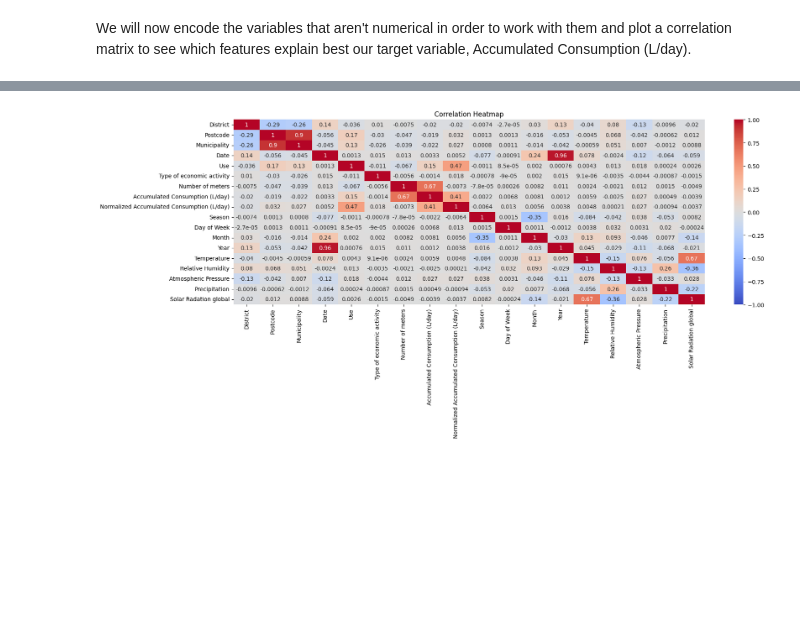
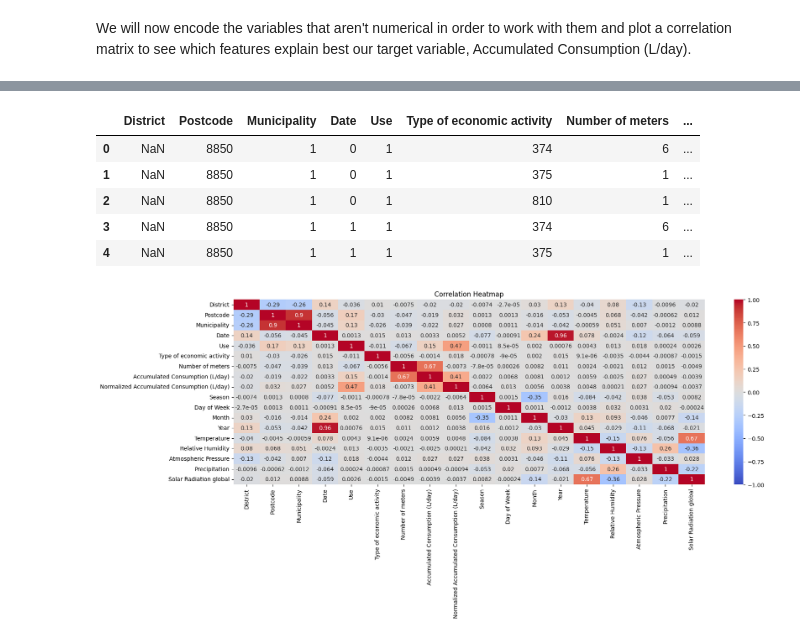
Before and after one commit to edithruizz/TFG, a Jupyter notebook: Python_Notebooks/dataset1_activitat_eco_v2.ipynb, the cells around one changed output, grey strips where cells are left out. Saved outputs shown, nothing was run; the diff lists cells and outputs as text; code cells hidden in the pictures; blank space fills up the shorter version.

```diff
--- a/Python_Notebooks/dataset1_activitat_eco_v2.ipynb
+++ b/Python_Notebooks/dataset1_activitat_eco_v2.ipynb
@@ -684,21 +690,31 @@ for column in dataset_1_act_eco_filtered.columns:
 # %%
 # Label Encoder
 le_municipality = LabelEncoder()
 dataset_1_act_eco_filtered['Municipality'] = le_municipality.fit_transform(dataset_1_act_eco_filtered['Municipality'])
 
 le_date = LabelEncoder()
 dataset_1_act_eco_filtered['Date'] = le_date.fit_transform(dataset_1_act_eco_filtered['Date'])
 
 le_use = LabelEncoder()
 dataset_1_act_eco_filtered['Use'] = le_use.fit_transform(dataset_1_act_eco_filtered['Use'])
 
+le_typeofeco = LabelEncoder()
+dataset_1_act_eco_filtered['Type of economic activity'] = le_typeofeco.fit_transform(dataset_1_act_eco_filtered['Type of economic activity'])
+
 le_season = LabelEncoder()
 dataset_1_act_eco_filtered['Season'] = le_season.fit_transform(dataset_1_act_eco_filtered['Season'])
 
 le_dayofweek = LabelEncoder()
 dataset_1_act_eco_filtered['Day of Week'] = le_dayofweek.fit_transform(dataset_1_act_eco_filtered['Day of Week'])
 
 dataset_1_act_eco_filtered.head()
+# %% [output]
+|  | District | Postcode | Municipality | Date | Use | Type of economic activity | Number of meters | ... |
+| 0 | NaN | 8850 | 1 | 0 | 1 | 374 | 6 | ... |
+| 1 | NaN | 8850 | 1 | 0 | 1 | 375 | 1 | ... |
+| 2 | NaN | 8850 | 1 | 0 | 1 | 810 | 1 | ... |
+| 3 | NaN | 8850 | 1 | 1 | 1 | 374 | 6 | ... |
+| 4 | NaN | 8850 | 1 | 1 | 1 | 375 | 1 | ... |
 # %%
 # We remove the null values in to see the correct correlation of the data
 dataset_1_act_eco_filtered = dataset_1_act_eco_filtered.dropna(subset = ['District'])
```
Also changed, not shown: parts of 33 cells of this notebook.
